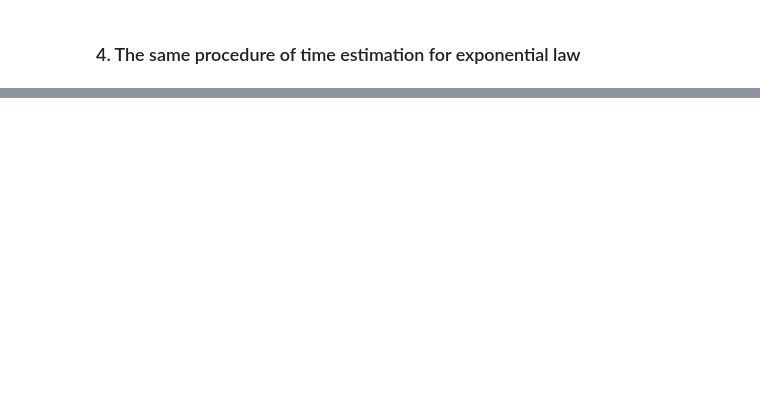
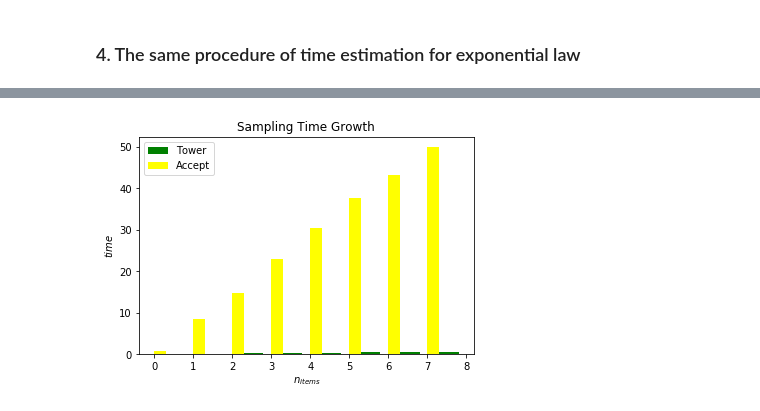
Before and after one commit to anasku/Comp_tools, a Jupyter notebook: Untitled4.ipynb, the cells around one changed output, grey strips where cells are left out. Cells and saved outputs as stored; diff of their text form; code cells hidden in the pictures; blank space fills up the shorter version.

```diff
--- a/Untitled4.ipynb
+++ b/Untitled4.ipynb
@@ -420,0 +434,43 @@ plt.show()
+# %%
+numbers=np.arange(10, 800, 100)
+
+f=0
+timest_accept_exp=[]
+elapsed=0
+start=0
+for i in numbers:
+    start += time.time()
+    accept_exp(10000,i)['accept_gen']
+    elapsed += time.time()-start
+    timest_accept_exp.append(elapsed)
+    elapsed=0
+    start=0
+
+
+
+f=0
+timest_tower_exp=[]
+elapsed=0
+start=0
+for i in numbers:
+    start += time.time()
+    tower_function_exp(10000,i)['tower_gen']
+    elapsed += time.time()-start
+    timest_tower_exp.append(elapsed)
+    elapsed=0
+    start=0
+# %%
+
+y_pos = np.arange(len(numbers))
+plt.bar(y_pos, timest_tower_exp,align='edge',
+        color='green',alpha=1,width=0.8,label="Tower")
+plt.bar(y_pos, timest_accept_exp,align='edge',
+        color='yellow',alpha=1,width=0.3,label="Accept")
+plt.xlabel('$n_{items}$')
+plt.ylabel('$time$')
+plt.title('Sampling Time Growth')
+plt.legend()
+
+plt.show()
+# %% [output]
+[figure, added]
```
Also changed, not shown: parts of 13 cells of this notebook.
